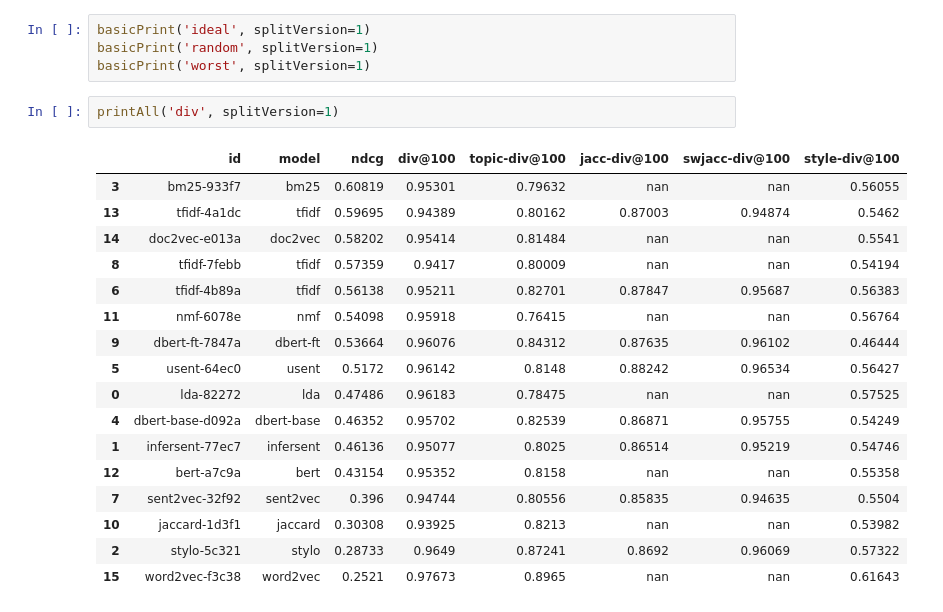
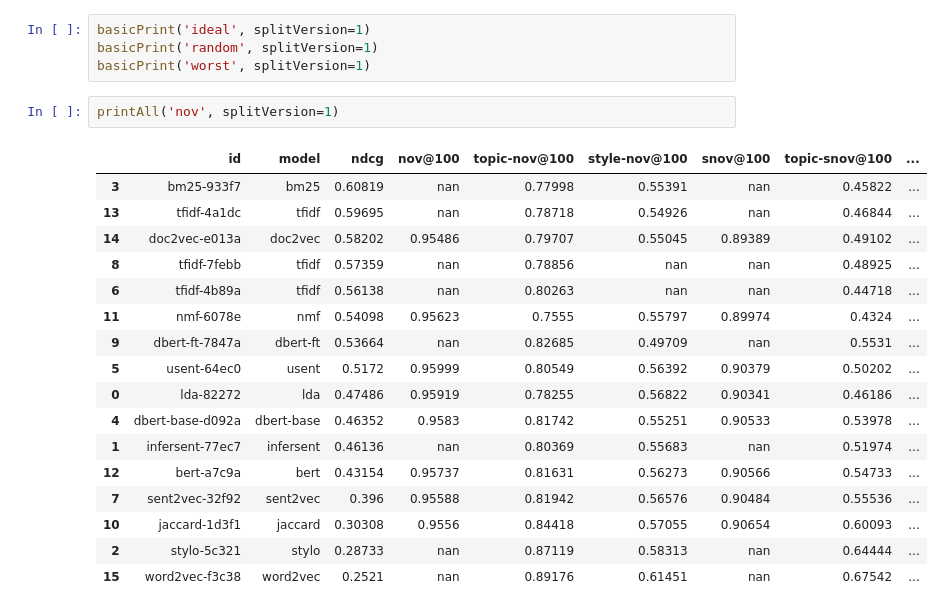
Before and after one commit to arthur-gallois/Twinews-adapted, a Jupyter notebook: twinews/evaluation/hjreport.ipynb, the cells around one changed output. Saved outputs shown, nothing was run; the diff lists cells and outputs as text.

```diff
--- a/twinews/evaluation/hjreport.ipynb
+++ b/twinews/evaluation/hjreport.ipynb
@@ -211,23 +211,23 @@ basicPrint('ideal', splitVersion=1)
 basicPrint('random', splitVersion=1)
 basicPrint('worst', splitVersion=1)
 # %%
-printAll('div', splitVersion=1)
+printAll('nov', splitVersion=1)
 # %% [output]
-|  | id | model | ndcg | div@100 | topic-div@100 | jacc-div@100 | swjacc-div@100 | style-div@100 |
-| 3 | bm25-933f7 | bm25 | 0.60819 | 0.95301 | 0.79632 | nan | nan | 0.56055 |
-| 13 | tfidf-4a1dc | tfidf | 0.59695 | 0.94389 | 0.80162 | 0.87003 | 0.94874 | 0.5462 |
-| 14 | doc2vec-e013a | doc2vec | 0.58202 | 0.95414 | 0.81484 | nan | nan | 0.5541 |
-| 8 | tfidf-7febb | tfidf | 0.57359 | 0.9417 | 0.80009 | nan | nan | 0.54194 |
-| 6 | tfidf-4b89a | tfidf | 0.56138 | 0.95211 | 0.82701 | 0.87847 | 0.95687 | 0.56383 |
-| 11 | nmf-6078e | nmf | 0.54098 | 0.95918 | 0.76415 | nan | nan | 0.56764 |
-| 9 | dbert-ft-7847a | dbert-ft | 0.53664 | 0.96076 | 0.84312 | 0.87635 | 0.96102 | 0.46444 |
-| 5 | usent-64ec0 | usent | 0.5172 | 0.96142 | 0.8148 | 0.88242 | 0.96534 | 0.56427 |
-| 0 | lda-82272 | lda | 0.47486 | 0.96183 | 0.78475 | nan | nan | 0.57525 |
-| 4 | dbert-base-d092a | dbert-base | 0.46352 | 0.95702 | 0.82539 | 0.86871 | 0.95755 | 0.54249 |
-| 1 | infersent-77ec7 | infersent | 0.46136 | 0.95077 | 0.8025 | 0.86514 | 0.95219 | 0.54746 |
-| 12 | bert-a7c9a | bert | 0.43154 | 0.95352 | 0.8158 | nan | nan | 0.55358 |
-| 7 | sent2vec-32f92 | sent2vec | 0.396 | 0.94744 | 0.80556 | 0.85835 | 0.94635 | 0.5504 |
-| 10 | jaccard-1d3f1 | jaccard | 0.30308 | 0.93925 | 0.8213 | nan | nan | 0.53982 |
-| 2 | stylo-5c321 | stylo | 0.28733 | 0.9649 | 0.87241 | 0.8692 | 0.96069 | 0.57322 |
-| 15 | word2vec-f3c38 | word2vec | 0.2521 | 0.97673 | 0.8965 | nan | nan | 0.61643 |
+|  | id | model | ndcg | nov@100 | topic-nov@100 | style-nov@100 | snov@100 | topic-snov@100 | ... |
+| 3 | bm25-933f7 | bm25 | 0.60819 | nan | 0.77998 | 0.55391 | nan | 0.45822 | ... |
+| 13 | tfidf-4a1dc | tfidf | 0.59695 | nan | 0.78718 | 0.54926 | nan | 0.46844 | ... |
+| 14 | doc2vec-e013a | doc2vec | 0.58202 | 0.95486 | 0.79707 | 0.55045 | 0.89389 | 0.49102 | ... |
+| 8 | tfidf-7febb | tfidf | 0.57359 | nan | 0.78856 | nan | nan | 0.48925 | ... |
+| 6 | tfidf-4b89a | tfidf | 0.56138 | nan | 0.80263 | nan | nan | 0.44718 | ... |
+| 11 | nmf-6078e | nmf | 0.54098 | 0.95623 | 0.7555 | 0.55797 | 0.89974 | 0.4324 | ... |
+| 9 | dbert-ft-7847a | dbert-ft | 0.53664 | nan | 0.82685 | 0.49709 | nan | 0.5531 | ... |
+| 5 | usent-64ec0 | usent | 0.5172 | 0.95999 | 0.80549 | 0.56392 | 0.90379 | 0.50202 | ... |
+| 0 | lda-82272 | lda | 0.47486 | 0.95919 | 0.78255 | 0.56822 | 0.90341 | 0.46186 | ... |
+| 4 | dbert-base-d092a | dbert-base | 0.46352 | 0.9583 | 0.81742 | 0.55251 | 0.90533 | 0.53978 | ... |
+| 1 | infersent-77ec7 | infersent | 0.46136 | nan | 0.80369 | 0.55683 | nan | 0.51974 | ... |
+| 12 | bert-a7c9a | bert | 0.43154 | 0.95737 | 0.81631 | 0.56273 | 0.90566 | 0.54733 | ... |
+| 7 | sent2vec-32f92 | sent2vec | 0.396 | 0.95588 | 0.81942 | 0.56576 | 0.90484 | 0.55536 | ... |
+| 10 | jaccard-1d3f1 | jaccard | 0.30308 | 0.9556 | 0.84418 | 0.57055 | 0.90654 | 0.60093 | ... |
+| 2 | stylo-5c321 | stylo | 0.28733 | nan | 0.87119 | 0.58313 | nan | 0.64444 | ... |
+| 15 | word2vec-f3c38 | word2vec | 0.2521 | nan | 0.89176 | 0.61451 | nan | 0.67542 | ... |
 # %%
```
Also changed, not shown: parts of 1 cell of this notebook, 1 other file.
